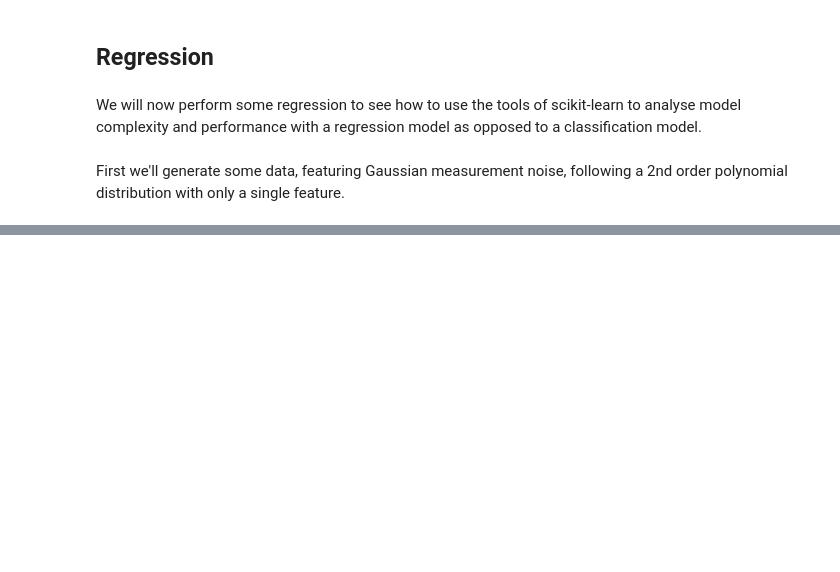
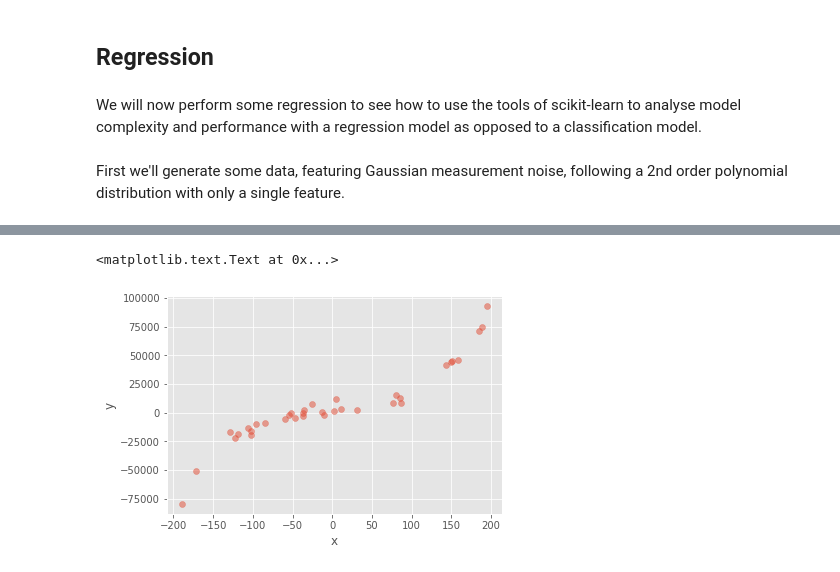
Before and after one commit to AshleySetter/MachineLearningWithScikitLearn, a Jupyter notebook: SupervisedLearning/Supervised_Learning.ipynb, the cells around one changed output, grey strips where cells are left out. Drawn from its saved outputs; the diff is of its cells as text; code cells hidden in the pictures; blank space fills up the shorter version.

```diff
--- a/SupervisedLearning/Supervised_Learning.ipynb
+++ b/SupervisedLearning/Supervised_Learning.ipynb
@@ -406,0 +423,15 @@ model.steps[1][1].intercept_
+# %%
+def make_data(n_data_points, yerr_stddev, a, b, c, d, low=-200, high=200):
+    X = np.random.uniform(size=n_data_points, low=low, high=high)
+    y_true = a*X**3 + b*X*2 + c*X + d
+    y = y_true + np.random.normal(size=n_data_points, scale=yerr_stddev)
+    return X[:, None], y
+# %%
+X, y = make_data(35, 5000, 0.01, 2, 50, 3000)
+# %%
+plt.scatter(X, y, alpha=0.5)
+plt.xlabel('x')
+plt.ylabel('y')
+# %% [output]
+<matplotlib.text.Text at 0x...>
+[figure, added]
```
Also changed, not shown: parts of 37 cells of this notebook, 1 other file.
